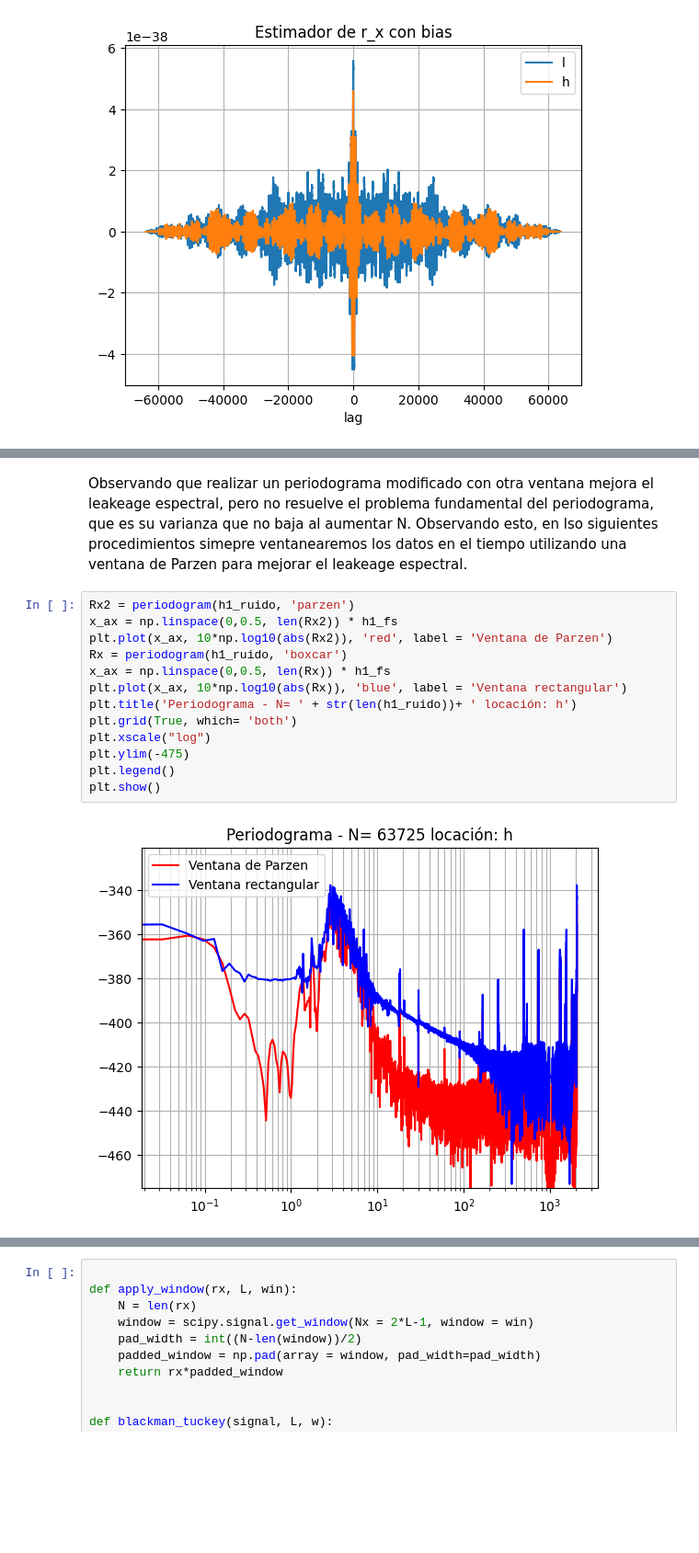
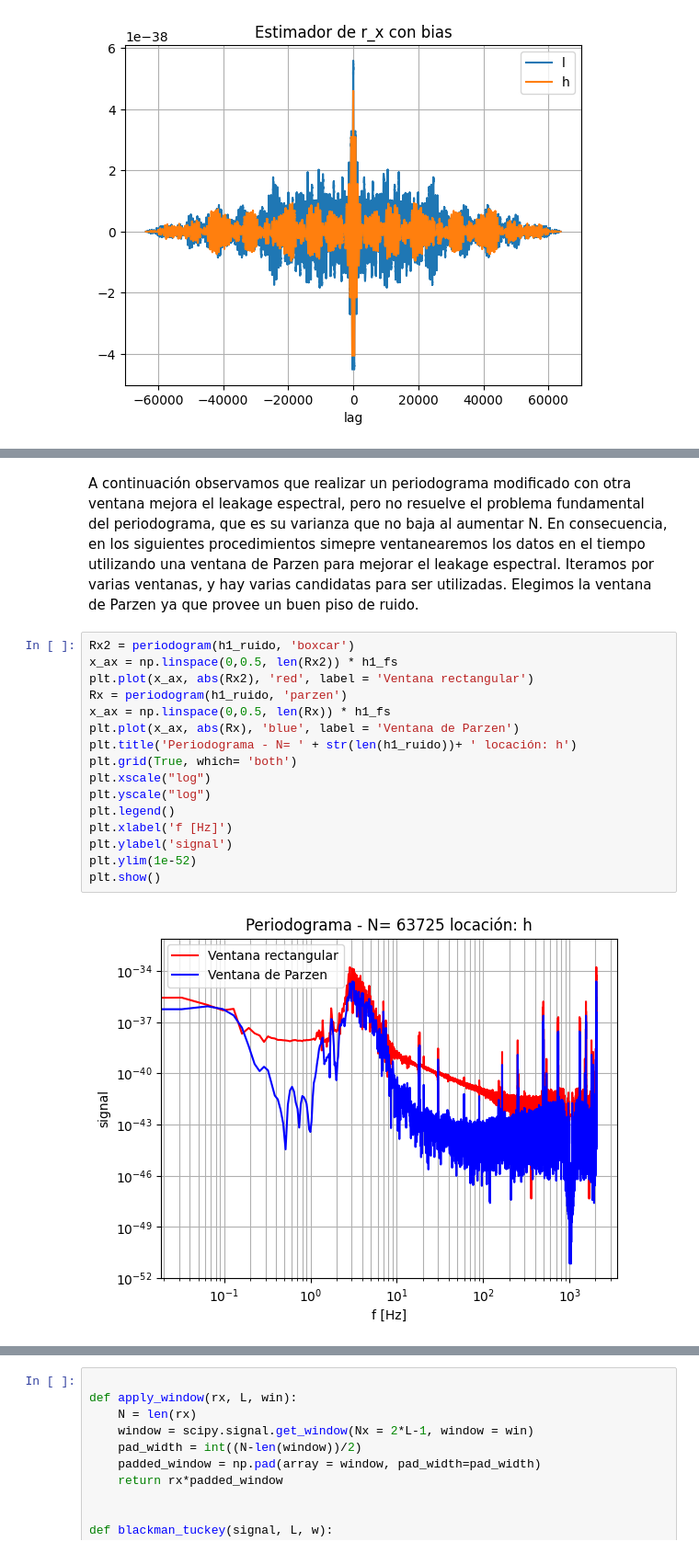
Before and after one commit to JBatRey/Procesamiento-Adaptativo-de-Se-ales-Aleatorias, a Jupyter notebook: TP1.ipynb, the cells around one changed output, grey strips where cells are left out. Shown at 92% size. Drawn from its saved outputs; the diff is of its cells as text; blank space fills up the shorter version.

```diff
--- a/TP1.ipynb
+++ b/TP1.ipynb
@@ -225,17 +264,20 @@ plt.show()
 # %% [markdown]
-Observando que realizar un periodograma modificado con otra ventana mejora el leakeage espectral, pero no resuelve el problema fundamental del periodograma, que es su varianza que no baja al aumentar N. Observando esto, en lso siguientes procedimientos simepre ventanearemos los datos en el tiempo utilizando una ventana de Parzen para mejorar el leakeage espectral.
+A continuación observamos que realizar un periodograma modificado con otra ventana mejora el leakage espectral, pero no resuelve el problema fundamental del periodograma, que es su varianza que no baja al aumentar N. En consecuencia, en los siguientes procedimientos simepre ventanearemos los datos en el tiempo utilizando una ventana de Parzen para mejorar el leakage espectral. Iteramos por varias ventanas, y hay varias candidatas para ser utilizadas. Elegimos la ventana de Parzen ya que provee un buen piso de ruido.
 # %%
-Rx2 = periodogram(h1_ruido, 'parzen')
+Rx2 = periodogram(h1_ruido, 'boxcar')
 x_ax = np.linspace(0,0.5, len(Rx2)) * h1_fs
-plt.plot(x_ax, 10*np.log10(abs(Rx2)), 'red', label = 'Ventana de Parzen')
-Rx = periodogram(h1_ruido, 'boxcar')
+plt.plot(x_ax, abs(Rx2), 'red', label = 'Ventana rectangular')
+Rx = periodogram(h1_ruido, 'parzen')
 x_ax = np.linspace(0,0.5, len(Rx)) * h1_fs
-plt.plot(x_ax, 10*np.log10(abs(Rx)), 'blue', label = 'Ventana rectangular')
+plt.plot(x_ax, abs(Rx), 'blue', label = 'Ventana de Parzen')
 plt.title('Periodograma - N= ' + str(len(h1_ruido))+ ' locación: h')
 plt.grid(True, which= 'both')
 plt.xscale("log")
-plt.ylim(-475)
+plt.yscale("log")
 plt.legend()
+plt.xlabel('f [Hz]')
+plt.ylabel('signal')
+plt.ylim(1e-52)
 plt.show()
 # %% [output]
-[figure, old version]
+[figure, new version]
```
Also changed, not shown: parts of 50 cells of this notebook, 1 other file.
